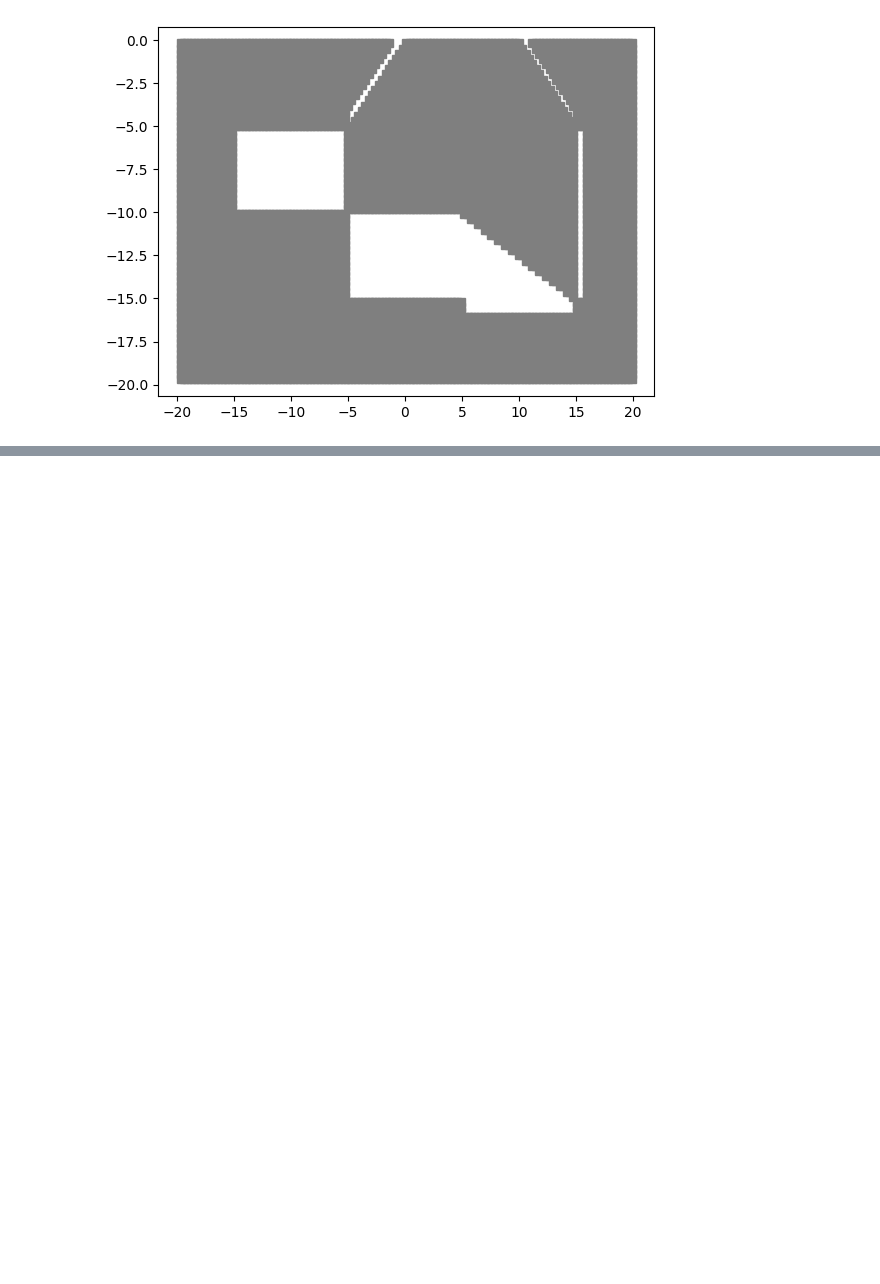
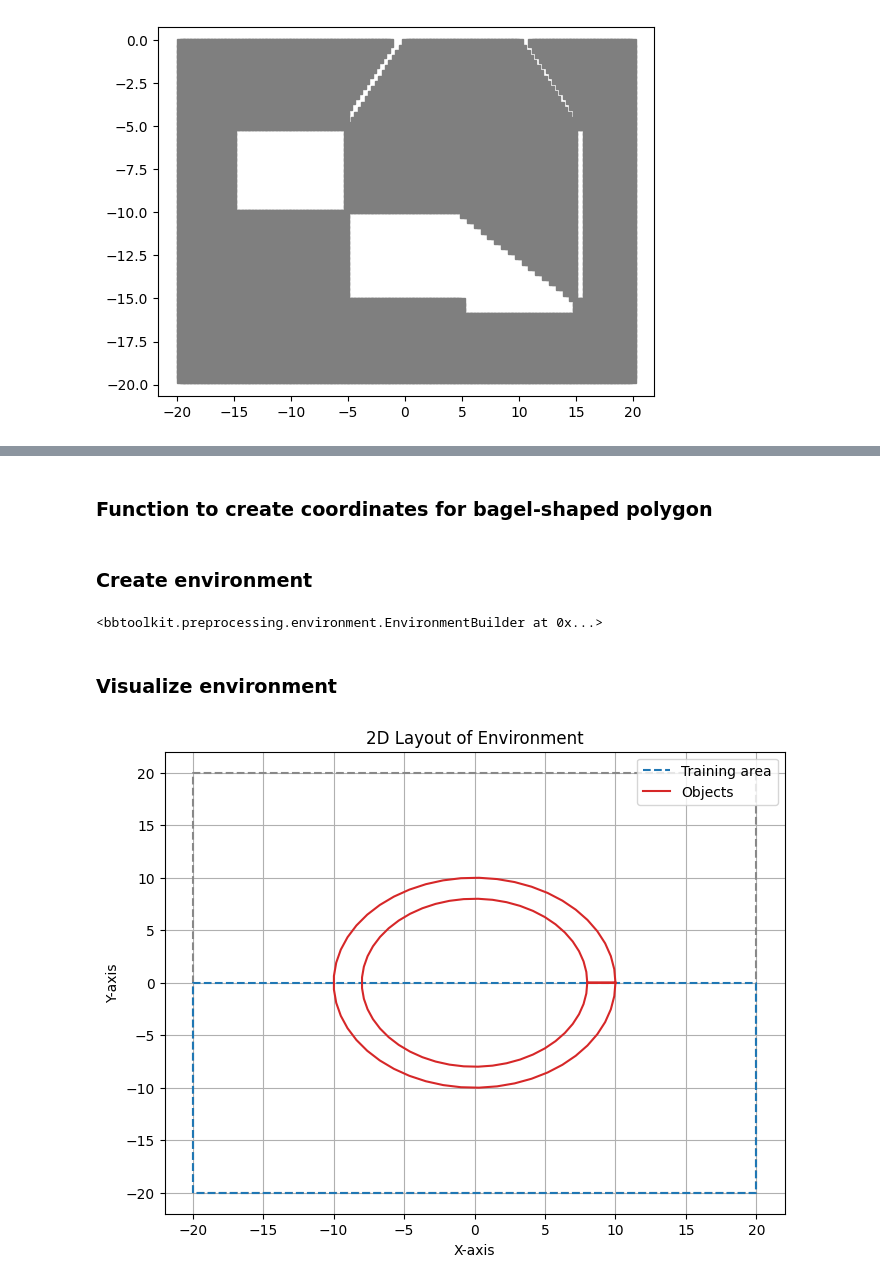
Before and after one commit to 1101AlexZab1011/SpatialMemory, a Jupyter notebook: examples/create_environment.ipynb, the cells around one changed output, grey strips where cells are left out. Saved outputs shown, nothing was run; the diff lists cells and outputs as text; code cells hidden in the pictures; blank space fills up the shorter version.

Commit message:
circular environment example

```diff
--- a/examples/create_environment.ipynb
+++ b/examples/create_environment.ipynb
@@ -183,0 +190,2 @@ fig = geometry.training_space.plot()
+# %% [markdown]
+### Function to create coordinates for bagel-shaped polygon
@@ -183,0 +228,30 @@ fig = geometry.training_space.plot()
+# %% [markdown]
+### Create environment
+# %%
+min_xy, max_xy = -20, 20 # create the box of size 20x20
+min_train_x, max_train_x, min_train_y, max_train_y = -20, 20, -20, 0 # create the training area of size 20x10
+res = 0.3 # set grid resolution
+
+builder = EnvironmentBuilder(
+    min_xy,
+    max_xy,
+    (min_train_x, min_train_y),
+    (max_train_x, max_train_y),
+    res=res
+)
+
+x, y = generate_bagel_polygon(10, 8, 50)
+
+builder.add_object(
+    Object2D(
+        *[Point2D(xi, yi) for xi, yi in zip(x, y)],
+    )
+)
+# %% [output]
+<bbtoolkit.preprocessing.environment.EnvironmentBuilder at 0x...>
+# %% [markdown]
+### Visualize environment
+# %%
+fig = builder.plot()
+# %% [output]
+[figure, added]
```
Also changed, not shown: parts of 7 cells of this notebook, 19 other files.
